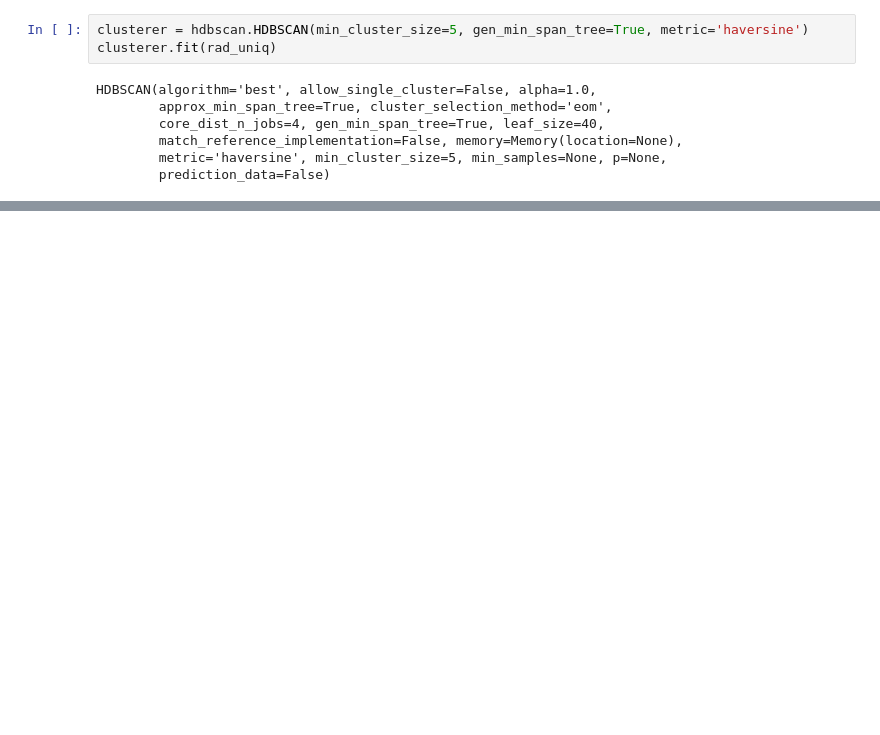
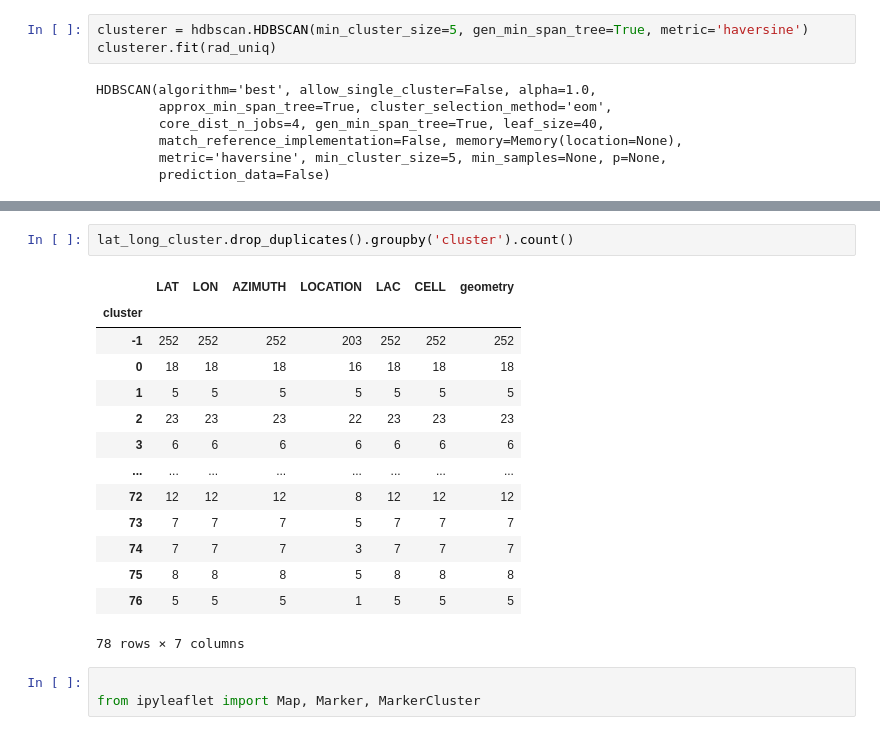
Before and after one commit to KirillKras/TerVer, a Jupyter notebook: final_project.ipynb, the cells around one changed output, grey strips where cells are left out. Saved outputs shown, nothing was run; the diff lists cells and outputs as text; blank space fills up the shorter version.

```diff
--- a/final_project.ipynb
+++ b/final_project.ipynb
@@ -159,0 +195,20 @@ plt.scatter(geodf_300_plot['LAT'], geodf_300_plot['LON'], c=cluster_colors, **pl
+# %%
+lat_long_cluster.drop_duplicates().groupby('cluster').count()
+# %% [output]
+|  | LAT | LON | AZIMUTH | LOCATION | LAC | CELL | geometry |
+| cluster |  |  |  |  |  |  |  |
+| -1 | 252 | 252 | 252 | 203 | 252 | 252 | 252 |
+| 0 | 18 | 18 | 18 | 16 | 18 | 18 | 18 |
+| 1 | 5 | 5 | 5 | 5 | 5 | 5 | 5 |
+| 2 | 23 | 23 | 23 | 22 | 23 | 23 | 23 |
+| 3 | 6 | 6 | 6 | 6 | 6 | 6 | 6 |
+| ... | ... | ... | ... | ... | ... | ... | ... |
+| 72 | 12 | 12 | 12 | 8 | 12 | 12 | 12 |
+| 73 | 7 | 7 | 7 | 5 | 7 | 7 | 7 |
+| 74 | 7 | 7 | 7 | 3 | 7 | 7 | 7 |
+| 75 | 8 | 8 | 8 | 5 | 8 | 8 | 8 |
+| 76 | 5 | 5 | 5 | 1 | 5 | 5 | 5 |
+78 rows × 7 columns
+# %%
+
+from ipyleaflet import Map, Marker, MarkerCluster
```
Also changed, not shown: parts of 20 cells of this notebook.
